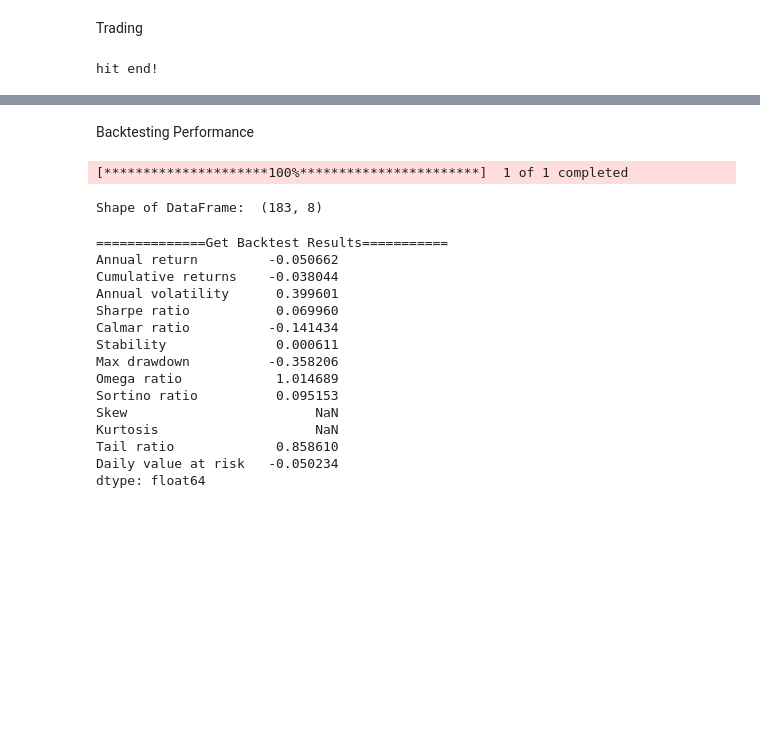
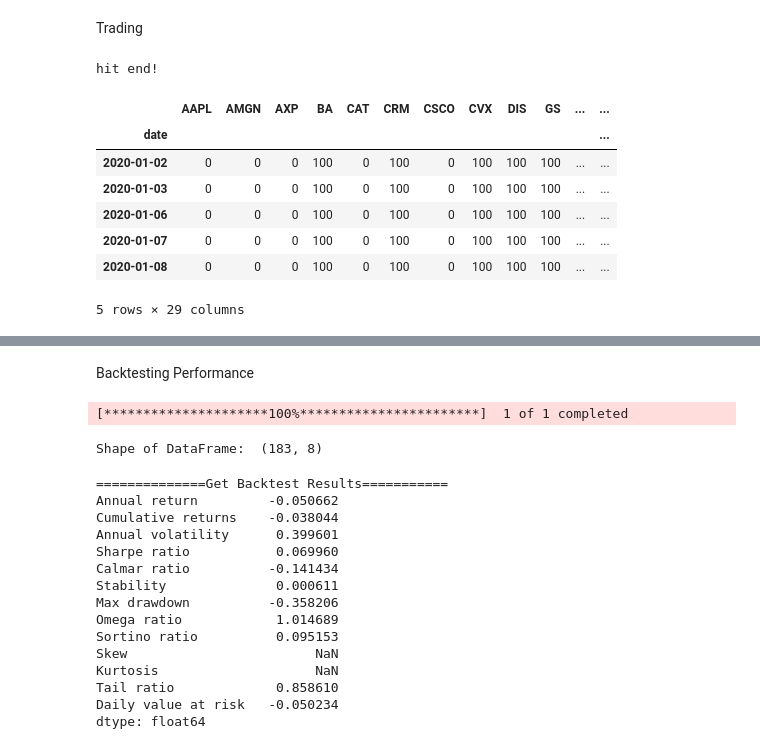
Before and after one commit to natty6418/sentiment-drl-trading, a Jupyter notebook: Trading Bot.ipynb, the cells around one changed output, grey strips where cells are left out. Saved outputs shown, nothing was run; the diff lists cells and outputs as text; code cells hidden in the pictures; blank space fills up the shorter version.

```diff
--- a/Trading Bot.ipynb
+++ b/Trading Bot.ipynb
@@ -340,6 +333,17 @@ df_account_value, df_actions = DRLAgent.DRL_prediction(
     environment = e_trade_gym)
 # %% [output]
 hit end!
+# %%
+df_actions.head(5)
+# %% [output]
+|  | AAPL | AMGN | AXP | BA | CAT | CRM | CSCO | CVX | DIS | GS | ... | ... |
+| date |  |  |  |  |  |  |  |  |  |  |  | ... |
+| 2020-01-02 | 0 | 0 | 0 | 100 | 0 | 100 | 0 | 100 | 100 | 100 | ... | ... |
+| 2020-01-03 | 0 | 0 | 0 | 100 | 0 | 100 | 0 | 100 | 100 | 100 | ... | ... |
+| 2020-01-06 | 0 | 0 | 0 | 100 | 0 | 100 | 0 | 100 | 100 | 100 | ... | ... |
+| 2020-01-07 | 0 | 0 | 0 | 100 | 0 | 100 | 0 | 100 | 100 | 100 | ... | ... |
+| 2020-01-08 | 0 | 0 | 0 | 100 | 0 | 100 | 0 | 100 | 100 | 100 | ... | ... |
+5 rows × 29 columns
 # %%
 df_account_value.tail()
 # %% [output]
```
Also changed, not shown: parts of 22 cells of this notebook, 3 other files.
